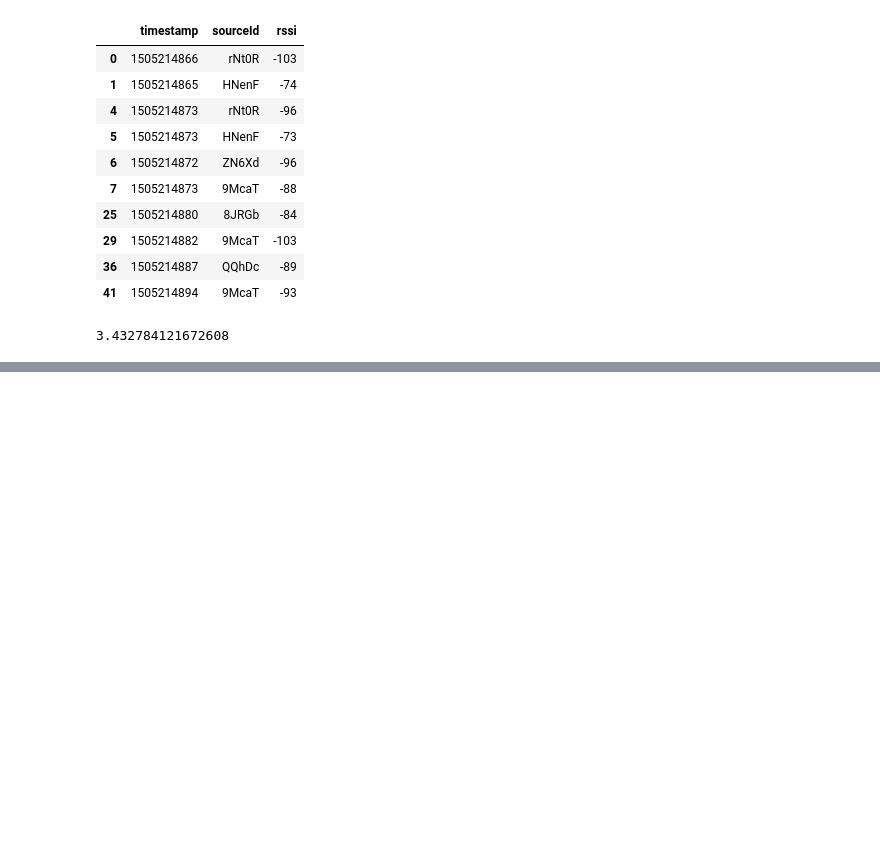
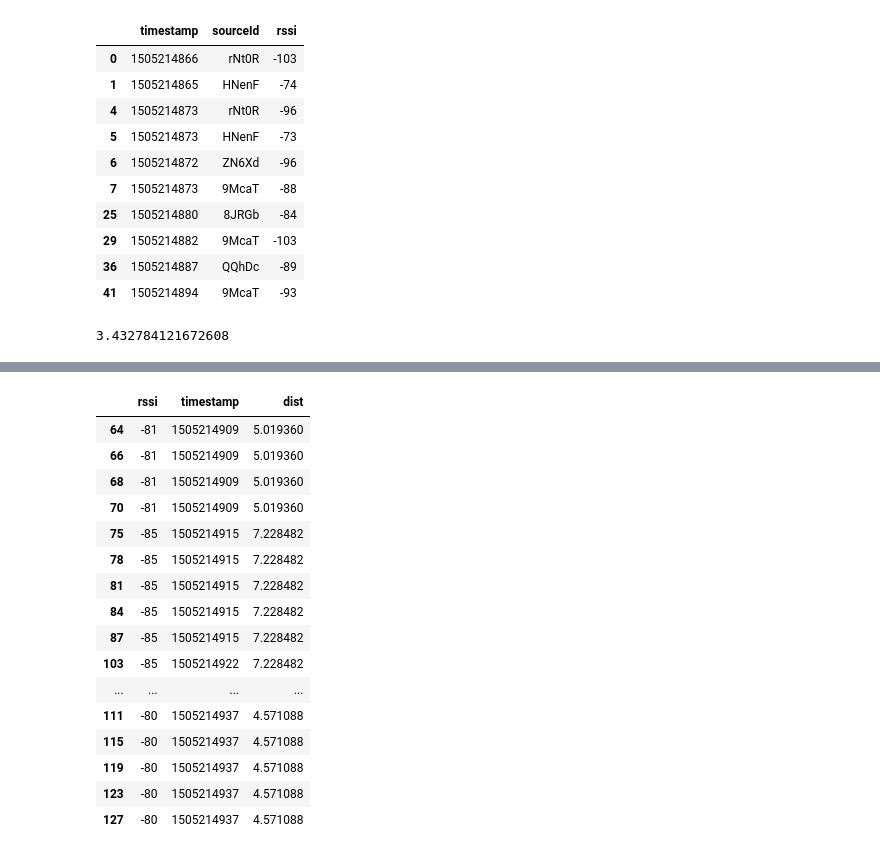
Before and after one commit to konradbjk/WorkshopEIS, a Jupyter notebook: notebook1.ipynb, the cells around one changed output, grey strips where cells are left out. Cells and saved outputs as stored; diff of their text form; code cells hidden in the pictures; blank space fills up the shorter version.

```diff
--- a/notebook1.ipynb
+++ b/notebook1.ipynb
@@ -158,0 +165,21 @@ df_important_filtered_sorted.head(10)
+# %%
+# Check what is there
+df_source3.head(20)
+# %% [output]
+|  | rssi | timestamp | dist |
+| 64 | -81 | 1505214909 | 5.019360 |
+| 66 | -81 | 1505214909 | 5.019360 |
+| 68 | -81 | 1505214909 | 5.019360 |
+| 70 | -81 | 1505214909 | 5.019360 |
+| 75 | -85 | 1505214915 | 7.228482 |
+| 78 | -85 | 1505214915 | 7.228482 |
+| 81 | -85 | 1505214915 | 7.228482 |
+| 84 | -85 | 1505214915 | 7.228482 |
+| 87 | -85 | 1505214915 | 7.228482 |
+| 103 | -85 | 1505214922 | 7.228482 |
+| ... | ... | ... | ... |
+| 111 | -80 | 1505214937 | 4.571088 |
+| 115 | -80 | 1505214937 | 4.571088 |
+| 119 | -80 | 1505214937 | 4.571088 |
+| 123 | -80 | 1505214937 | 4.571088 |
+| 127 | -80 | 1505214937 | 4.571088 |
```
Also changed, not shown: parts of 11 cells of this notebook, 2 other files.
